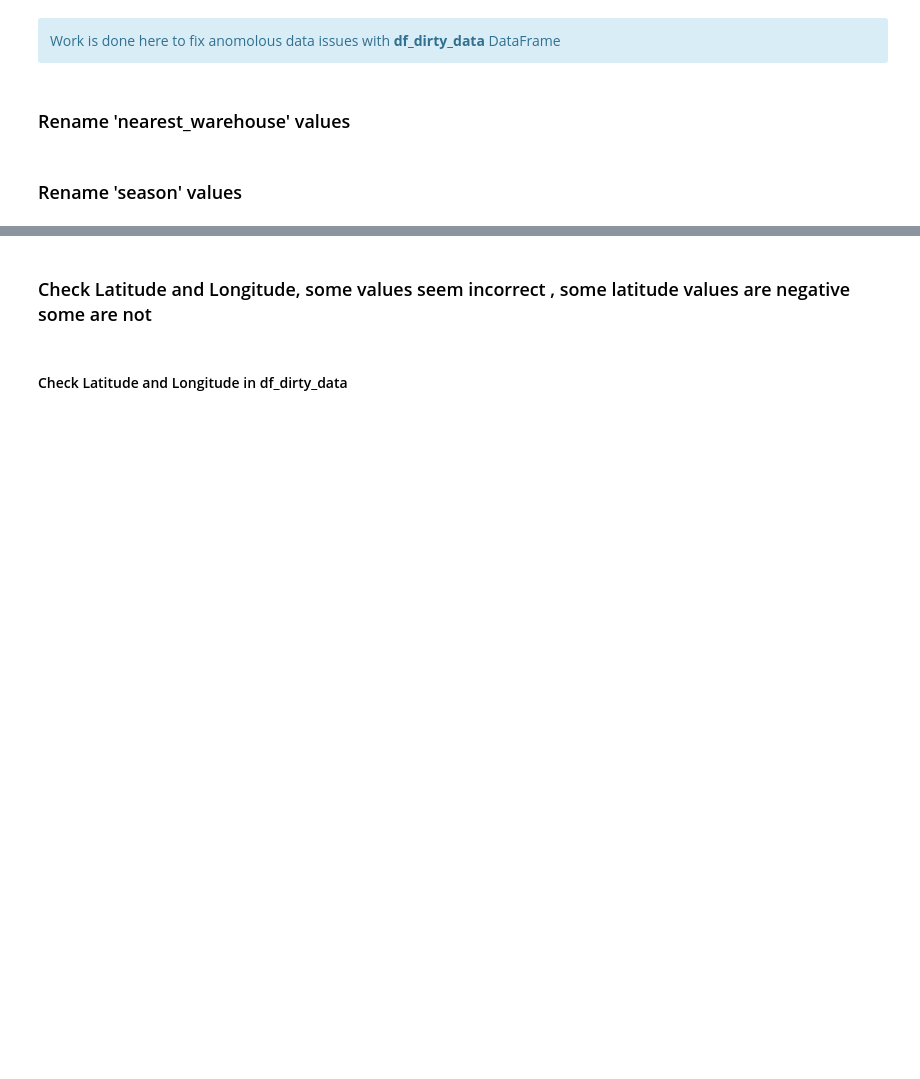
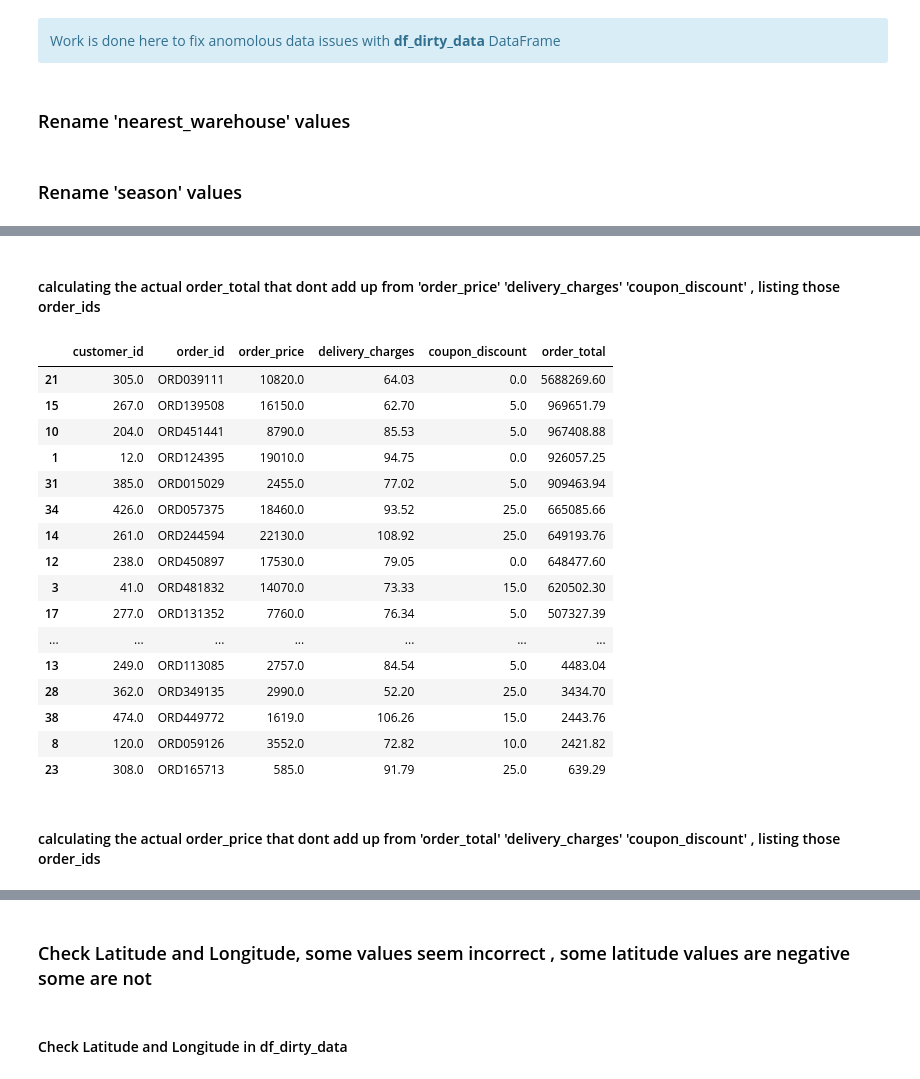
Before and after one commit to kieran-molloy/UCDPA_kieranmolloy, a Jupyter notebook: UCDPA_KieranMolloy.ipynb, the cells around one changed output, grey strips where cells are left out. Drawn from its saved outputs; the diff is of its cells as text; code cells hidden in the pictures; blank space fills up the shorter version.

```diff
--- a/UCDPA_KieranMolloy.ipynb
+++ b/UCDPA_KieranMolloy.ipynb
@@ -347,3 +353,12 @@ print(s)
+# %%
+pd.set_option('max_colwidth', 100)
+df_shopping_cart = df_dirty_data[['shopping_cart','order_price']]
+
+# df_shopping_cart_filter = df_shopping_cart[lambda row : row['shopping_cart'].str.contains('Thunder line.*Lucent 330S' ,regex=True)]
+df_shopping_cart_filter = df_shopping_cart[lambda row : row['shopping_cart'].str.contains('Thunder line.*Lucent 330S|Lucent 330S.*Thunder line' ,regex=True)].head(40)
+
+df_shopping_cart_filter.sort_values('shopping_cart')
+# 'Thunder line' ,'Lucent 330S' ,'Alcon 10', 'Universe Note', 'Olivia x460', 'Candle Inferno', 'iAssist Line', 'iStream', 'Toshika 750', 'pearTV'
 # %%
 # if we look at order_price versus order_total
 sns.scatterplot(data=df_dirty_data,y='order_total', x='order_price');
@@ -356,11 +378,43 @@ print('Maximum order_total ' + str(df_dirty_data['order_total'].max()));
+# %% [markdown]
+#### calculating the actual order_total that dont add up from 'order_price' 'delivery_charges' 'coupon_discount' , listing those order_ids
 # %%
 # lets find where (order_price - coupon_discount + delivery_charges != order_total) dont add up
 # we can use function get_missing_order_total to get order_id where they dont match
-df_order_total = pd.DataFrame()
+# add to new dataframe df_incorrect_order_total
+
+df_incorrect_order_total = pd.DataFrame()
+
 for i, row in df_dirty_data.iterrows():
     if df_dirty_data.at[i,'order_total'] != get_missing_order_total(df_dirty_data.at[i,'order_price'],df_dirty_data.at[i,'delivery_charges'],df_dirty_data.at[i,'coupon_discount']):
-        print(i,df_dirty_data.at[i,'order_total'])
-#  total of 41 that dont add up
+        df_incorrect_order_total = df_incorrect_order_total.append({'customer_id':i,
+                'order_id':df_dirty_data.at[i,'order_id'],
+                'order_price':df_dirty_data.at[i,'order_price'],
+                'delivery_charges':df_dirty_data.at[i,'delivery_charges'],
+                'coupon_discount':df_dirty_data.at[i,'coupon_discount'],
+                'order_total':df_dirty_data.at[i,'order_total']
+               },ignore_index=True)
+# %%
+display(df_incorrect_order_total.sort_values('order_total', ascending=False))
+# %% [output]
+|  | customer_id | order_id | order_price | delivery_charges | coupon_discount | order_total |
+| 21 | 305.0 | ORD039111 | 10820.0 | 64.03 | 0.0 | 5688269.60 |
+| 15 | 267.0 | ORD139508 | 16150.0 | 62.70 | 5.0 | 969651.79 |
+| 10 | 204.0 | ORD451441 | 8790.0 | 85.53 | 5.0 | 967408.88 |
+| 1 | 12.0 | ORD124395 | 19010.0 | 94.75 | 0.0 | 926057.25 |
+| 31 | 385.0 | ORD015029 | 2455.0 | 77.02 | 5.0 | 909463.94 |
+| 34 | 426.0 | ORD057375 | 18460.0 | 93.52 | 25.0 | 665085.66 |
+| 14 | 261.0 | ORD244594 | 22130.0 | 108.92 | 25.0 | 649193.76 |
+| 12 | 238.0 | ORD450897 | 17530.0 | 79.05 | 0.0 | 648477.60 |
+| 3 | 41.0 | ORD481832 | 14070.0 | 73.33 | 15.0 | 620502.30 |
+| 17 | 277.0 | ORD131352 | 7760.0 | 76.34 | 5.0 | 507327.39 |
+| ... | ... | ... | ... | ... | ... | ... |
+| 13 | 249.0 | ORD113085 | 2757.0 | 84.54 | 5.0 | 4483.04 |
+| 28 | 362.0 | ORD349135 | 2990.0 | 52.20 | 25.0 | 3434.70 |
+| 38 | 474.0 | ORD449772 | 1619.0 | 106.26 | 15.0 | 2443.76 |
+| 8 | 120.0 | ORD059126 | 3552.0 | 72.82 | 10.0 | 2421.82 |
+| 23 | 308.0 | ORD165713 | 585.0 | 91.79 | 25.0 | 639.29 |
+# %% [markdown]
+#### calculating the actual order_price that dont add up from 'order_total' 'delivery_charges' 'coupon_discount' , listing those order_ids
 # %%
 # lets find where (order_total - delivery_charges / coupon_discount != order_price) dont add up
 # we can use function get_missing_order_price to get order_id where they dont match
```
Also changed, not shown: parts of 14 cells of this notebook.
